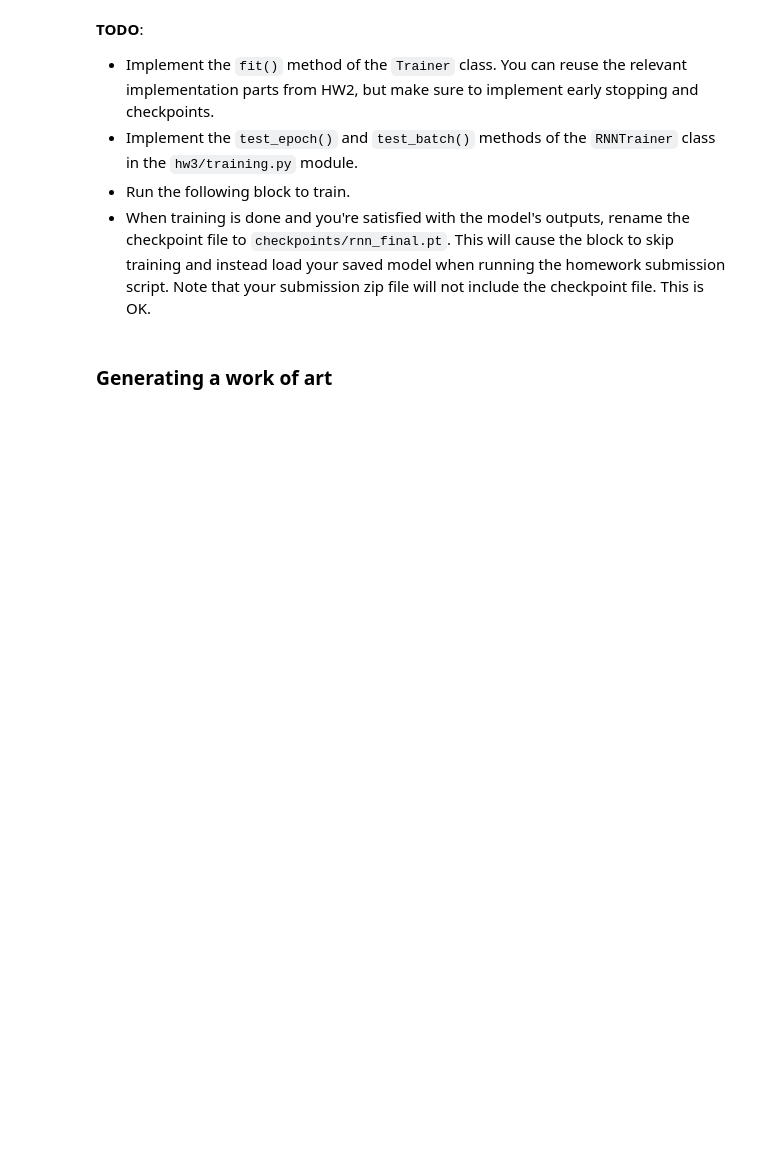
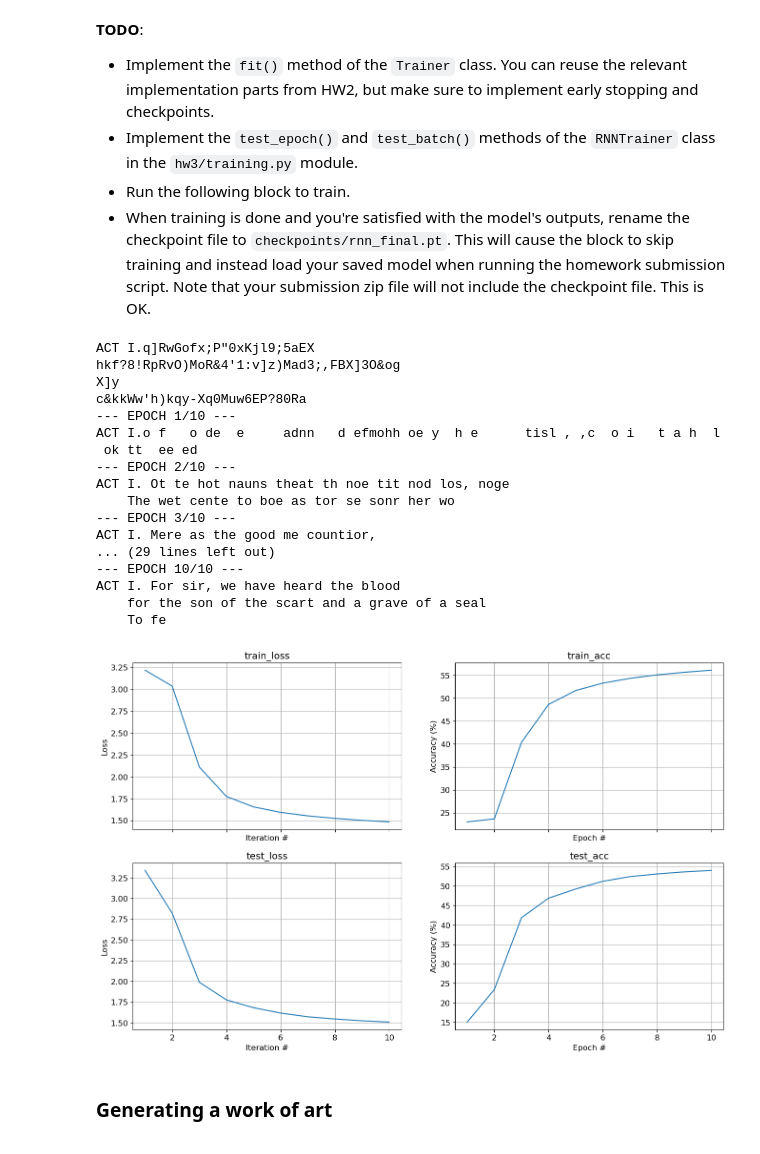
Before and after one commit to Almogbs/Deep-Learning-HW3, a Jupyter notebook: Part1_Sequence.ipynb, the cells around one changed output. Cells and saved outputs as stored; diff of their text form; code cells hidden in the pictures; blank space fills up the shorter version.

```diff
--- a/Part1_Sequence.ipynb
+++ b/Part1_Sequence.ipynb
@@ -604,7 +632,7 @@ print(f'Test:  {len(dl_test):3d} batches, {len(dl_test)*batch_size*seq_len:7d} c
 ### Training definition
 in_dim = out_dim = vocab_len
 checkpoint_file = 'checkpoints/rnn'
-num_epochs = 50
+num_epochs = 10
 early_stopping = 5
 
 model = charnn.MultilayerGRU(in_dim, hp['h_dim'], out_dim, hp['n_layers'], hp['dropout'])
@@ -630,34 +663,53 @@ Note that you can use the `main.py` script provided within the assignment folder
 from cs236781.plot import plot_fit
 
 def post_epoch_fn(epoch, train_res, test_res, verbose):
     # Update learning rate
-    scheduler.step(test_res.accuracy)
+    #scheduler.step(test_res.accuracy)
     # Sample from model to show progress
     if verbose:
         start_seq = "ACT I."
         generated_sequence = charnn.generate_from_model(
             model, start_seq, 100, (char_to_idx,idx_to_char), T=0.5
         )
         print(generated_sequence)
 
 # Train, unless final checkpoint is found
 checkpoint_file_final = f'{checkpoint_file}_final.pt'
 if os.path.isfile(checkpoint_file_final):
     print(f'*** Loading final checkpoint file {checkpoint_file_final} instead of training')
     saved_state = torch.load(checkpoint_file_final, map_location=device)
     model.load_state_dict(saved_state['model_state'])
 else:
     try:
         # Print pre-training sampling
         print(charnn.generate_from_model(model, "ACT I.", 100, (char_to_idx,idx_to_char), T=0.5))
 
         fit_res = trainer.fit(dl_train, dl_test, num_epochs, max_batches=None,
                               post_epoch_fn=post_epoch_fn, early_stopping=early_stopping,
                               checkpoints=checkpoint_file, print_every=1)
 
         fig, axes = plot_fit(fit_res)
     except KeyboardInterrupt as e:
         print('\n *** Training interrupted by user')
+# %% [output]
+ACT I.q]RwGofx;P"0xKjl9;5aEX
+hkf?8!RpRvO)MoR&4'1:v]z)Mad3;,FBX]3O&og
+X]y
+c&kkWw'h)kqy-Xq0Muw6EP?80Ra
+--- EPOCH 1/10 ---
+ACT I.o f   o de  e     adnn   d efmohh oe y  h e      tisl , ,c  o i   t a h  l
+ ok tt  ee ed
+--- EPOCH 2/10 ---
+ACT I. Ot te hot nauns theat th noe tit nod los, noge
+    The wet cente to boe as tor se sonr her wo
+--- EPOCH 3/10 ---
+ACT I. Mere as the good me countior,
+... (29 lines left out)
+--- EPOCH 10/10 ---
+ACT I. For sir, we have heard the blood
+    for the son of the scart and a grave of a seal
+    To fe
+[figure, added]
 # %% [markdown]
 ### Generating a work of art
 <a id=part1_8></a>
```
Also changed, not shown: parts of 16 cells of this notebook, 4 other files.
